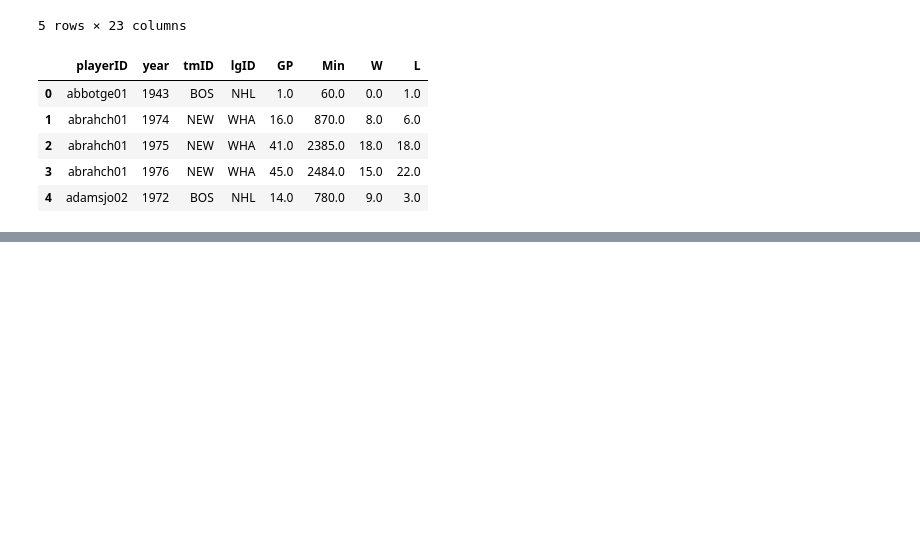
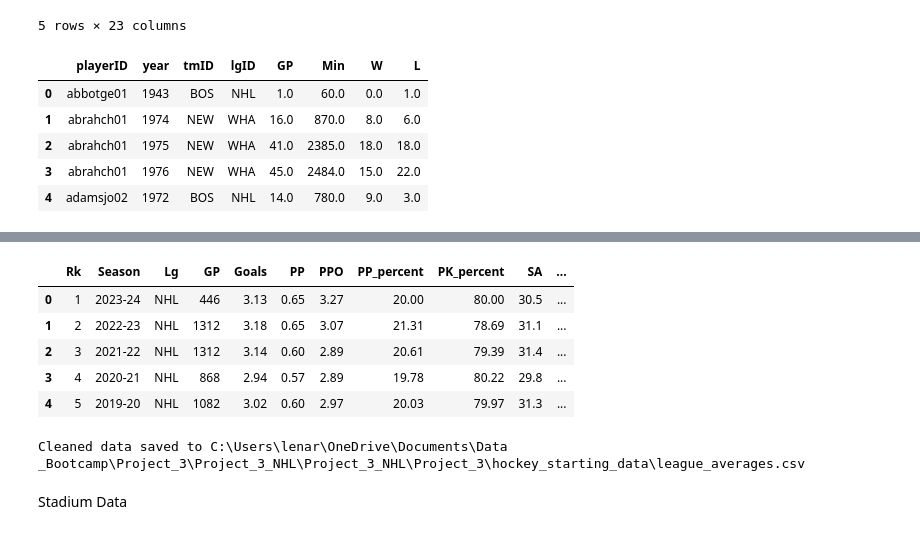
Before and after one commit to samwallach7/Project_3_NHL, a Jupyter notebook: Project_3/data_cleaning.ipynb, the cells around one changed output, grey strips where cells are left out. Saved outputs shown, nothing was run; the diff lists cells and outputs as text; code cells hidden in the pictures; blank space fills up the shorter version.

```diff
--- a/Project_3/data_cleaning.ipynb
+++ b/Project_3/data_cleaning.ipynb
@@ -324,0 +513,10 @@ goalies_df.head()
+# %%
+# Full absolute path to the csv file
+file_path = r'C:\Users\lenar\OneDrive\Documents\Data _Bootcamp\Project_3\Project_3_NHL\Project_3_NHL\Project_3\hockey_starting_data\league_averages.csv'
+
+# Read Excel file into a DataFrame
+try:
+    league_averages_df = pd.read_csv(file_path)
+    print(league_averages_df.head(2))  # Display first few rows to verify
+except FileNotFoundError:
+    print("File not found at the specified location.")
@@ -324,0 +554,25 @@ goalies_df.head()
+# %%
+league_averages_df.rename(columns={'G': 'Goals', 'PP%': 'PP_percent', 'PK%': 'PK_percent', 'SV%': 'SV_percent'}, inplace=True)
+
+league_averages_df.head()
+# %% [output]
+|  | Rk | Season | Lg | GP | Goals | PP | PPO | PP_percent | PK_percent | SA | ... |
+| 0 | 1 | 2023-24 | NHL | 446 | 3.13 | 0.65 | 3.27 | 20.00 | 80.00 | 30.5 | ... |
+| 1 | 2 | 2022-23 | NHL | 1312 | 3.18 | 0.65 | 3.07 | 21.31 | 78.69 | 31.1 | ... |
+| 2 | 3 | 2021-22 | NHL | 1312 | 3.14 | 0.60 | 2.89 | 20.61 | 79.39 | 31.4 | ... |
+| 3 | 4 | 2020-21 | NHL | 868 | 2.94 | 0.57 | 2.89 | 19.78 | 80.22 | 29.8 | ... |
+| 4 | 5 | 2019-20 | NHL | 1082 | 3.02 | 0.60 | 2.97 | 20.03 | 79.97 | 31.3 | ... |
+# %%
+# Save the cleaned DataFrame to a CSV file
+
+output_file = r'C:\Users\lenar\OneDrive\Documents\Data _Bootcamp\Project_3\Project_3_NHL\Project_3_NHL\Project_3\hockey_starting_data\league_averages.csv'
+
+try:
+    league_averages_df.to_csv(output_file, index=False)
+    print(f"Cleaned data saved to {output_file}")
+except Exception as e:
+    print(f"An error occurred while saving the cleaned data: {str(e)}")
+# %% [output]
+Cleaned data saved to C:\Users\lenar\OneDrive\Documents\Data _Bootcamp\Project_3\Project_3_NHL\Project_3_NHL\Project_3\hockey_starting_data\league_averages.csv
+# %% [markdown]
+Stadium Data
```
Also changed, not shown: parts of 26 cells of this notebook, 2 other files.
